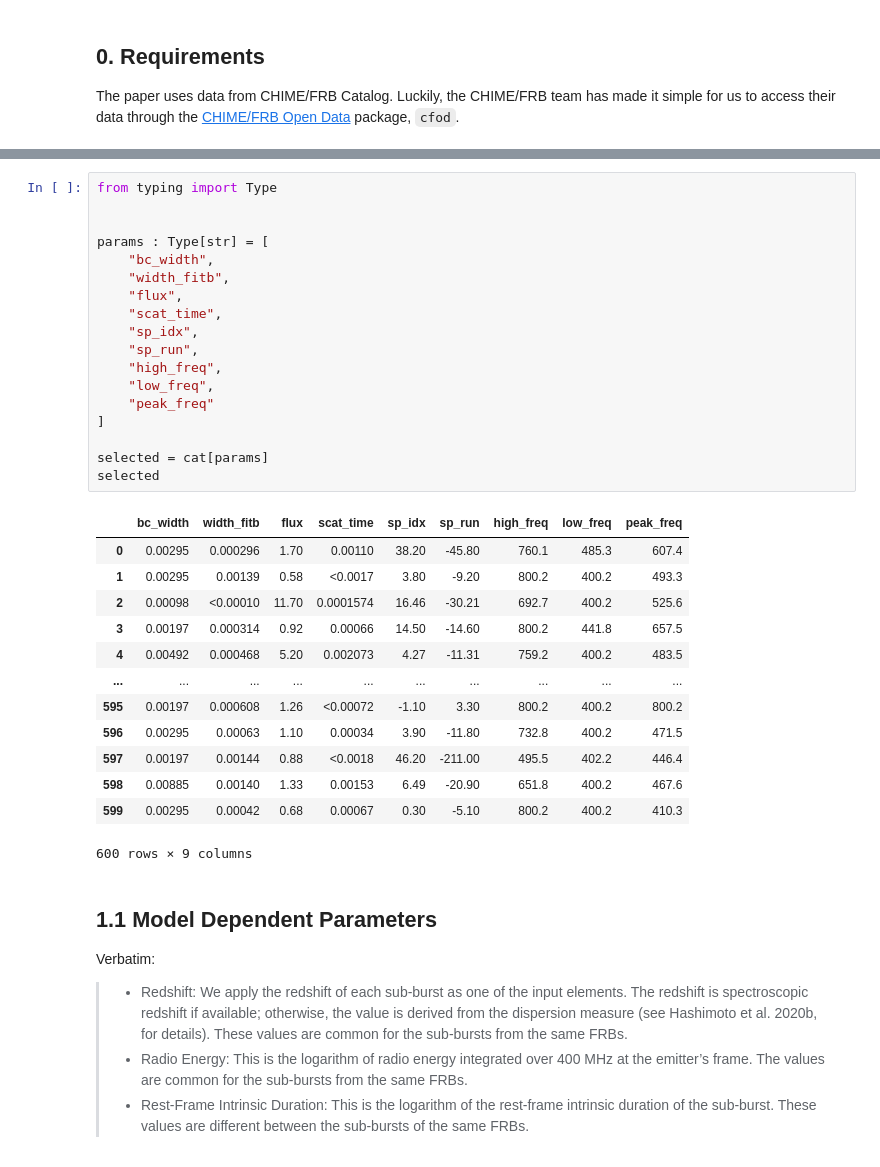
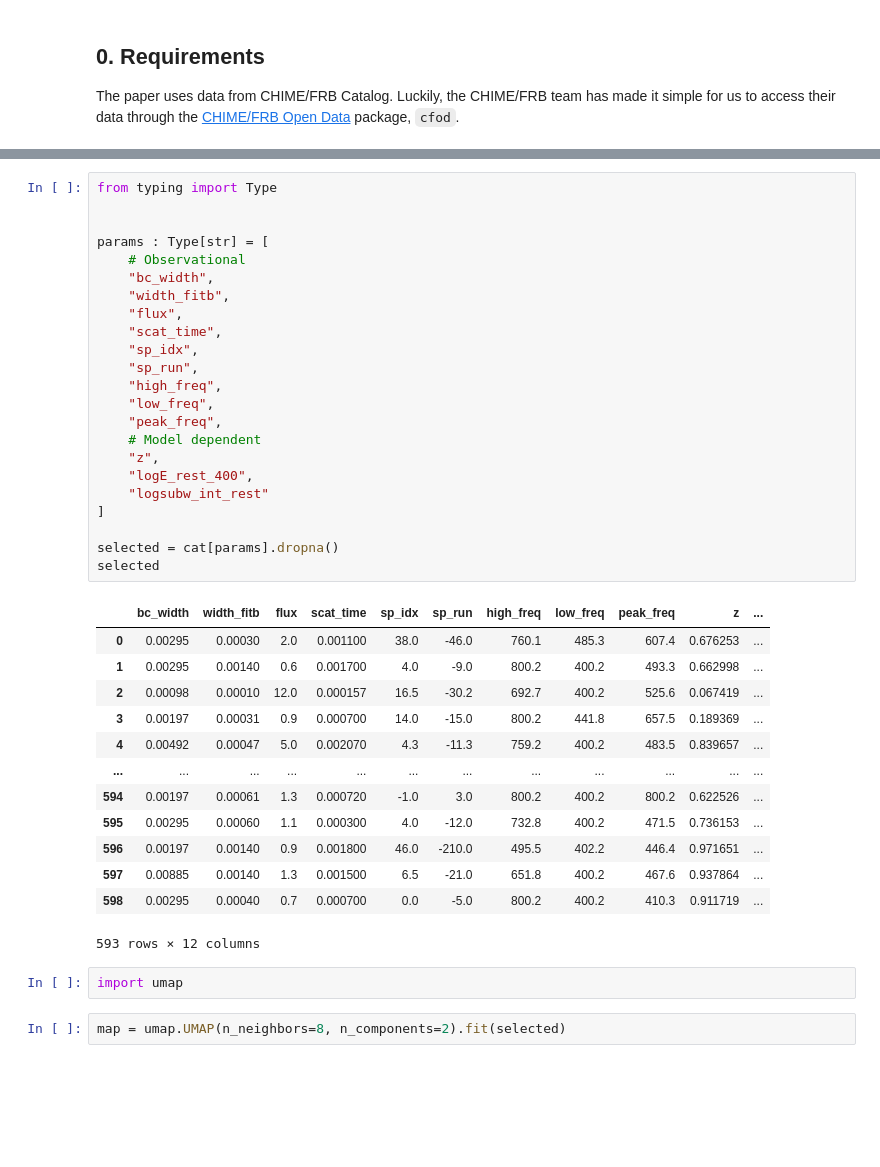
Before and after one commit to Thaza-Kun/sarjana, a Jupyter notebook: notebooks/02-UMAP-HDBSCAN.ipynb, the cells around one changed output, grey strips where cells are left out. Saved outputs shown, nothing was run; the diff lists cells and outputs as text; blank space fills up the shorter version.

Commit message:
✨ NEW: UMAP

```diff
--- a/notebooks/02-UMAP-HDBSCAN.ipynb
+++ b/notebooks/02-UMAP-HDBSCAN.ipynb
@@ -48,41 +60,41 @@ The parameters selected by the paper is as follows:
 # %%
 from typing import Type
 
 
 params : Type[str] = [
+    # Observational
     "bc_width",
     "width_fitb",
     "flux",
     "scat_time",
     "sp_idx",
     "sp_run",
     "high_freq",
     "low_freq",
-    "peak_freq"
+    "peak_freq",
+    # Model dependent
+    "z",
+    "logE_rest_400",
+    "logsubw_int_rest"
 ]
 
-selected = cat[params]
+selected = cat[params].dropna()
 selected
 # %% [output]
-|  | bc_width | width_fitb | flux | scat_time | sp_idx | sp_run | high_freq | low_freq | peak_freq |
-| 0 | 0.00295 | 0.000296 | 1.70 | 0.00110 | 38.20 | -45.80 | 760.1 | 485.3 | 607.4 |
-| 1 | 0.00295 | 0.00139 | 0.58 | <0.0017 | 3.80 | -9.20 | 800.2 | 400.2 | 493.3 |
-| 2 | 0.00098 | <0.00010 | 11.70 | 0.0001574 | 16.46 | -30.21 | 692.7 | 400.2 | 525.6 |
-| 3 | 0.00197 | 0.000314 | 0.92 | 0.00066 | 14.50 | -14.60 | 800.2 | 441.8 | 657.5 |
-| 4 | 0.00492 | 0.000468 | 5.20 | 0.002073 | 4.27 | -11.31 | 759.2 | 400.2 | 483.5 |
-| ... | ... | ... | ... | ... | ... | ... | ... | ... | ... |
-| 595 | 0.00197 | 0.000608 | 1.26 | <0.00072 | -1.10 | 3.30 | 800.2 | 400.2 | 800.2 |
-| 596 | 0.00295 | 0.00063 | 1.10 | 0.00034 | 3.90 | -11.80 | 732.8 | 400.2 | 471.5 |
-| 597 | 0.00197 | 0.00144 | 0.88 | <0.0018 | 46.20 | -211.00 | 495.5 | 402.2 | 446.4 |
-| 598 | 0.00885 | 0.00140 | 1.33 | 0.00153 | 6.49 | -20.90 | 651.8 | 400.2 | 467.6 |
-| 599 | 0.00295 | 0.00042 | 0.68 | 0.00067 | 0.30 | -5.10 | 800.2 | 400.2 | 410.3 |
+|  | bc_width | width_fitb | flux | scat_time | sp_idx | sp_run | high_freq | low_freq | peak_freq | z | ... |
+| 0 | 0.00295 | 0.00030 | 2.0 | 0.001100 | 38.0 | -46.0 | 760.1 | 485.3 | 607.4 | 0.676253 | ... |
+| 1 | 0.00295 | 0.00140 | 0.6 | 0.001700 | 4.0 | -9.0 | 800.2 | 400.2 | 493.3 | 0.662998 | ... |
+| 2 | 0.00098 | 0.00010 | 12.0 | 0.000157 | 16.5 | -30.2 | 692.7 | 400.2 | 525.6 | 0.067419 | ... |
+| 3 | 0.00197 | 0.00031 | 0.9 | 0.000700 | 14.0 | -15.0 | 800.2 | 441.8 | 657.5 | 0.189369 | ... |
+| 4 | 0.00492 | 0.00047 | 5.0 | 0.002070 | 4.3 | -11.3 | 759.2 | 400.2 | 483.5 | 0.839657 | ... |
+| ... | ... | ... | ... | ... | ... | ... | ... | ... | ... | ... | ... |
+| 594 | 0.00197 | 0.00061 | 1.3 | 0.000720 | -1.0 | 3.0 | 800.2 | 400.2 | 800.2 | 0.622526 | ... |
+| 595 | 0.00295 | 0.00060 | 1.1 | 0.000300 | 4.0 | -12.0 | 732.8 | 400.2 | 471.5 | 0.736153 | ... |
+| 596 | 0.00197 | 0.00140 | 0.9 | 0.001800 | 46.0 | -210.0 | 495.5 | 402.2 | 446.4 | 0.971651 | ... |
+| 597 | 0.00885 | 0.00140 | 1.3 | 0.001500 | 6.5 | -21.0 | 651.8 | 400.2 | 467.6 | 0.937864 | ... |
+| 598 | 0.00295 | 0.00040 | 0.7 | 0.000700 | 0.0 | -5.0 | 800.2 | 400.2 | 410.3 | 0.911719 | ... |
-600 rows × 9 columns
+593 rows × 12 columns
-# %% [markdown]
-## 1.1 Model Dependent Parameters
-
-<!-- TODO: Implement these parameters -->
-Verbatim:
-
-> - Redshift: We apply the redshift of each sub-burst as one of the input elements. The redshift is spectroscopic redshift if available; otherwise, the value is derived from the dispersion measure (see Hashimoto et al. 2020b, for details). These values are common for the sub-bursts from the same FRBs.
-> - Radio Energy: This is the logarithm of radio energy integrated over 400 MHz at the emitter’s frame. The values are common for the sub-bursts from the same FRBs.
-> - Rest-Frame Intrinsic Duration: This is the logarithm of the rest-frame intrinsic duration of the sub-burst. These values are different between the sub-bursts of the same FRBs.
+# %%
+import umap
+# %%
+map = umap.UMAP(n_neighbors=8, n_components=2).fit(selected)
```
Also changed, not shown: parts of 3 cells of this notebook.
